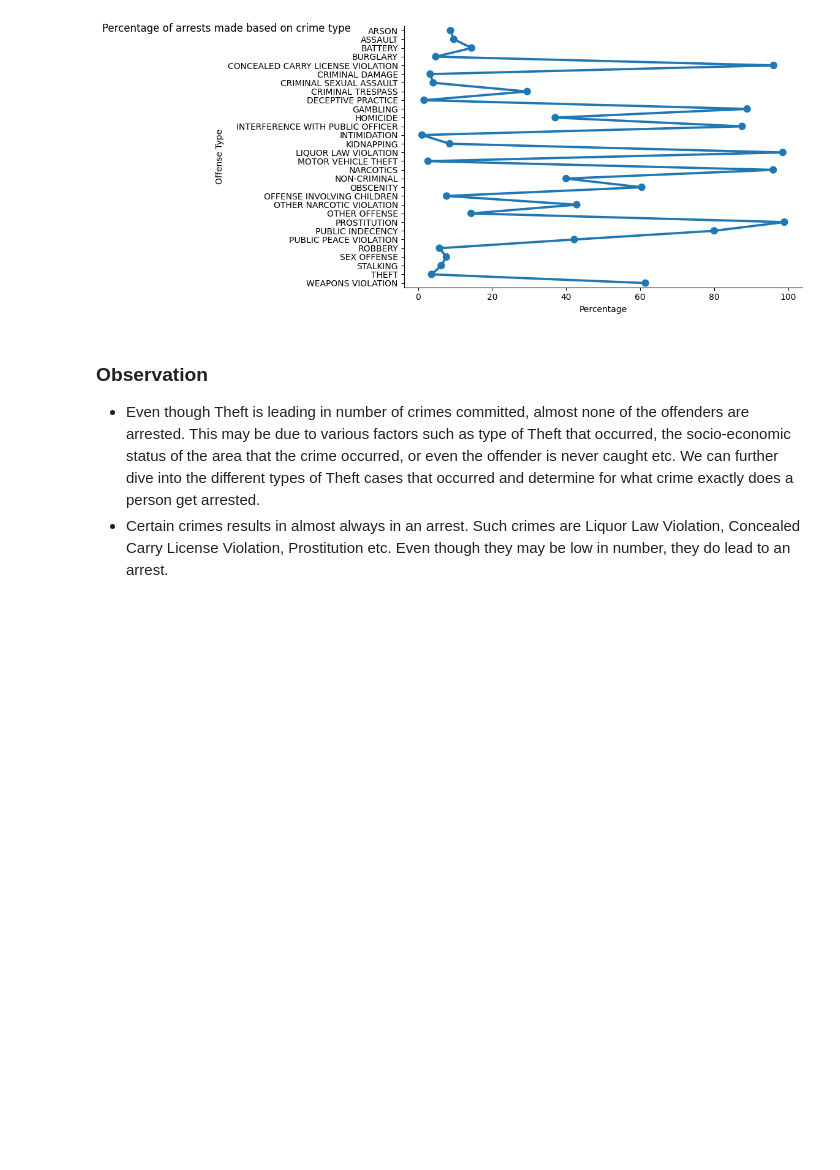
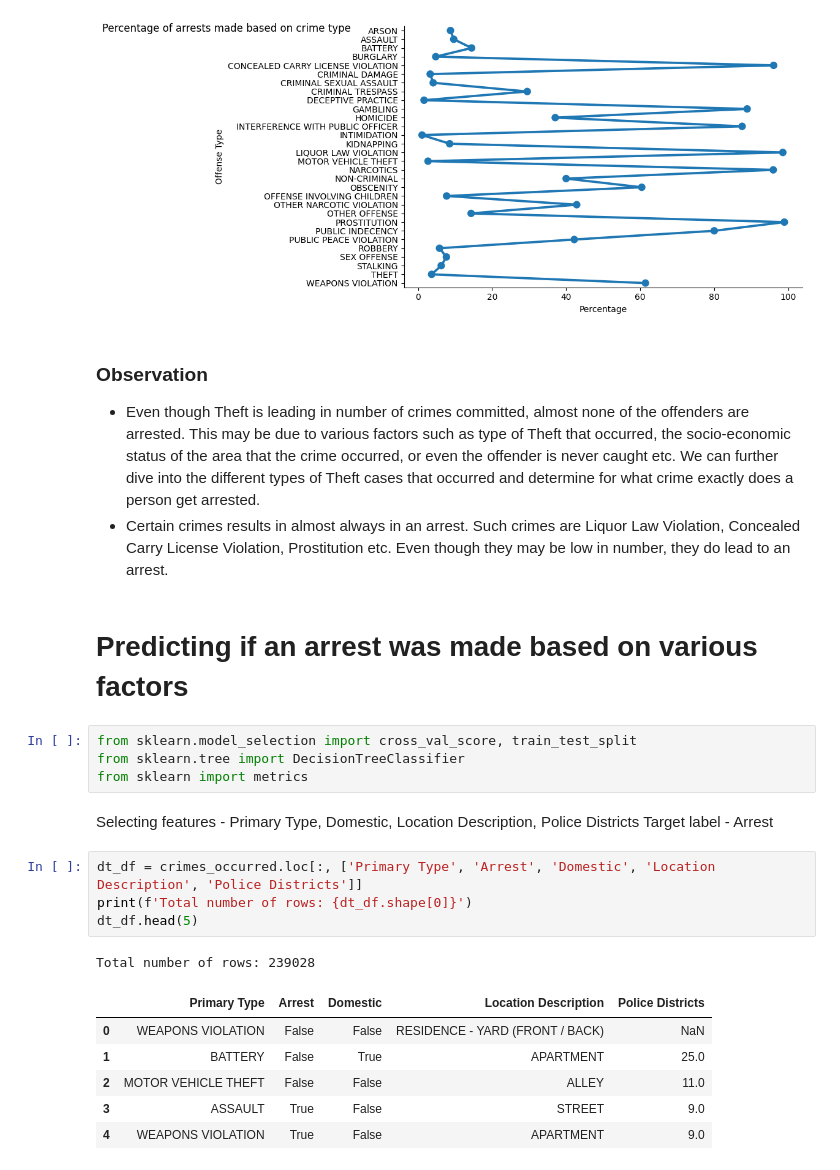
Before and after one commit to AayushG159/CS418-Crime-Root-Detectives, a Jupyter notebook: Crimes Occurred EDA.ipynb, the cells around one changed output. Saved outputs shown, nothing was run; the diff lists cells and outputs as text; blank space fills up the shorter version.

Commit message:
Added DT classifier and Reflections on project progress

```diff
--- a/Crimes Occurred EDA.ipynb
+++ b/Crimes Occurred EDA.ipynb
@@ -180,3 +180,24 @@ axis.set_axis_labels('Percentage', 'Offense Type')
 
 - Even though Theft is leading in number of crimes committed, almost none of the offenders are arrested. This may be due to various factors such as type of Theft that occurred, the socio-economic status of the area that the crime occurred, or even the offender is never caught etc. We can further dive into the different types of Theft cases that occurred and determine for what crime exactly does a person get arrested.
 - Certain crimes results in almost always in an arrest. Such crimes are Liquor Law Violation, Concealed Carry License Violation, Prostitution etc. Even though they may be low in number, they do lead to an arrest.
+# %% [markdown]
+# Predicting if an arrest was made based on various factors
+# %%
+from sklearn.model_selection import cross_val_score, train_test_split
+from sklearn.tree import DecisionTreeClassifier
+from sklearn import metrics
+# %% [markdown]
+Selecting features - Primary Type, Domestic, Location Description, Police Districts
+Target label - Arrest
+# %%
+dt_df = crimes_occurred.loc[:, ['Primary Type', 'Arrest', 'Domestic', 'Location Description', 'Police Districts']]
+print(f'Total number of rows: {dt_df.shape[0]}')
+dt_df.head(5)
+# %% [output]
+Total number of rows: 239028
+|  | Primary Type | Arrest | Domestic | Location Description | Police Districts |
+| 0 | WEAPONS VIOLATION | False | False | RESIDENCE - YARD (FRONT / BACK) | NaN |
+| 1 | BATTERY | False | True | APARTMENT | 25.0 |
+| 2 | MOTOR VEHICLE THEFT | False | False | ALLEY | 11.0 |
+| 3 | ASSAULT | True | False | STREET | 9.0 |
+| 4 | WEAPONS VIOLATION | True | False | APARTMENT | 9.0 |
```
Also changed, not shown: parts of 15 cells of this notebook.
